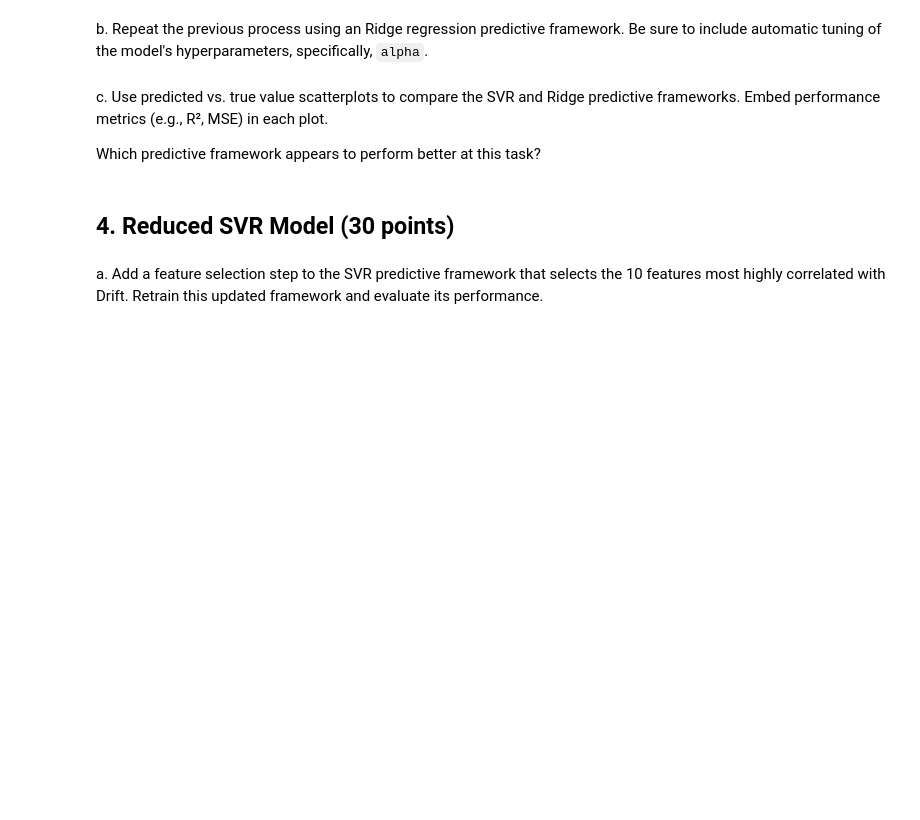
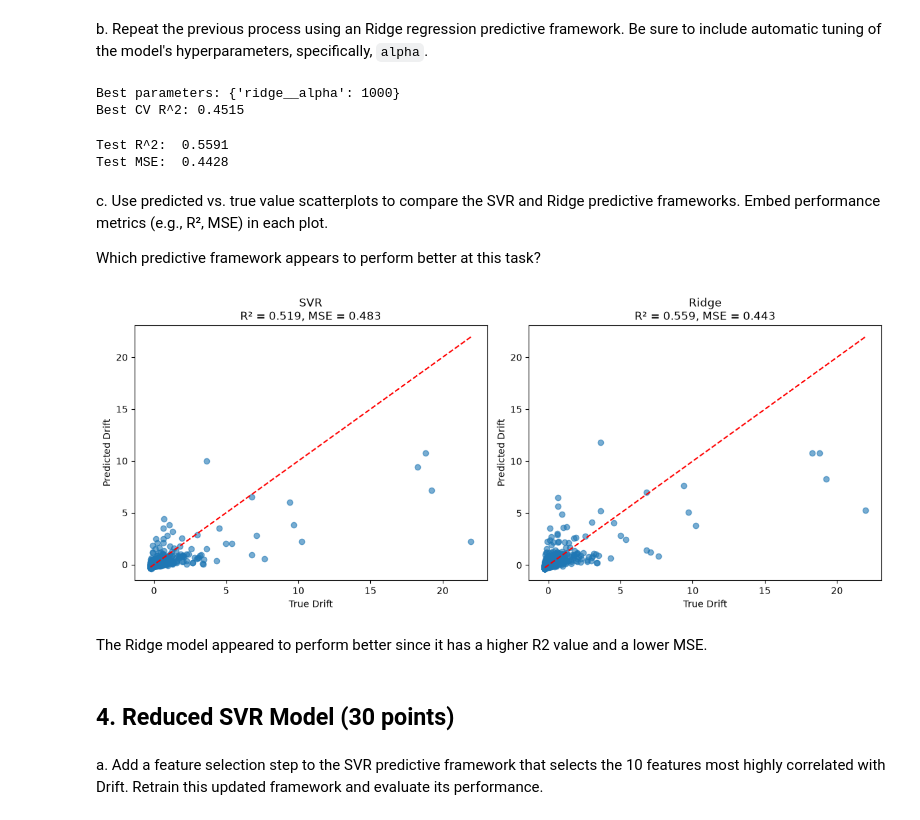
Before and after one commit to james-torgerson/ds4021_lab02, a Jupyter notebook: 02-seismic-support-vector-regression.ipynb, the cells around one changed output. Drawn from its saved outputs; the diff is of its cells as text; code cells hidden in the pictures; blank space fills up the shorter version.

```diff
--- a/02-seismic-support-vector-regression.ipynb
+++ b/02-seismic-support-vector-regression.ipynb
@@ -241,0 +259,7 @@ a. Fit and evaluate a predictive framework using an SVR model. The process shoul
+# %%
+# pipeline
+svr_pipe = Pipeline([
+    ('imputer', SimpleImputer(strategy='median')),
+    ('scaler', StandardScaler()),
+    ('svr', SVR())
+])
@@ -253,13 +291,61 @@ X_train, X_test, y_train, y_test = train_test_split(X,y, test_size=0.2, random_s
 # %% [markdown]
 b. Repeat the previous process using an Ridge regression predictive framework. Be sure to include automatic tuning of the model's hyperparameters, specifically, `alpha`.
+# %%
+from sklearn.linear_model import Ridge
+
+# ridge pipeline
+ridge_pipe = Pipeline([
+    ('imputer', SimpleImputer(strategy='median')),
+    ('scaler', StandardScaler()),
+    ('ridge', Ridge())
+])
+
+# alpha
+ridge_grid = {
+    'ridge__alpha': [0.001, 0.01, 0.1, 1, 10, 100, 1000]
+}
+# %%
+# cv on the training set only
+ridge_search = GridSearchCV(ridge_pipe, ridge_grid, cv=5, scoring='r2', n_jobs=-1)
+ridge_search.fit(X_train, y_train)
+
+print("Best parameters:", ridge_search.best_params_)
+print(f"Best CV R^2: {ridge_search.best_score_:.4f}")
+# %% [output]
+Best parameters: {'ridge__alpha': 1000}
+Best CV R^2: 0.4515
 # %%
-# [Your code here]
+
+# evaluate
+y_pred_ridge = ridge_search.predict(X_test)
+print(f"Test R^2:  {r2_score(y_test, y_pred_ridge):.4f}")
+print(f"Test MSE:  {mean_squared_error(y_test, y_pred_ridge):.4f}")
+# %% [output]
+Test R^2:  0.5591
+Test MSE:  0.4428
 # %% [markdown]
 c. Use predicted vs. true value scatterplots to compare the SVR and Ridge predictive frameworks. Embed performance metrics (e.g., R², MSE) in each plot.
 
 Which predictive framework appears to perform better at this task?
 # %%
-# [Your code here]
+import matplotlib.pyplot as plt
+
+fig, axes = plt.subplots(1, 2, figsize=(12, 5))
+
+for ax, name, model in zip(axes, ['SVR', 'Ridge'], [grid, ridge_search]):
+    y_hat = model.predict(X_test)
+    ax.scatter(y_test, y_hat, alpha=0.6)
+    ax.plot([y_test.min(), y_test.max()], [y_test.min(), y_test.max()], 'r--')
+    ax.set_title(f'{name}\nR² = {r2_score(y_test, y_hat):.3f}, MSE = {mean_squared_error(y_test, y_hat):.3f}')
+    ax.set_xlabel('True Drift')
+    ax.set_ylabel('Predicted Drift')
+
+plt.tight_layout()
+plt.show()
+# %% [output]
+[figure, added]
+# %% [markdown]
+The Ridge model appeared to perform better since it has a higher R2 value and a lower MSE.
 # %% [markdown]
 ## 4. Reduced SVR Model (30 points)
 # %% [markdown]
```
Also changed, not shown: parts of 4 cells of this notebook.
